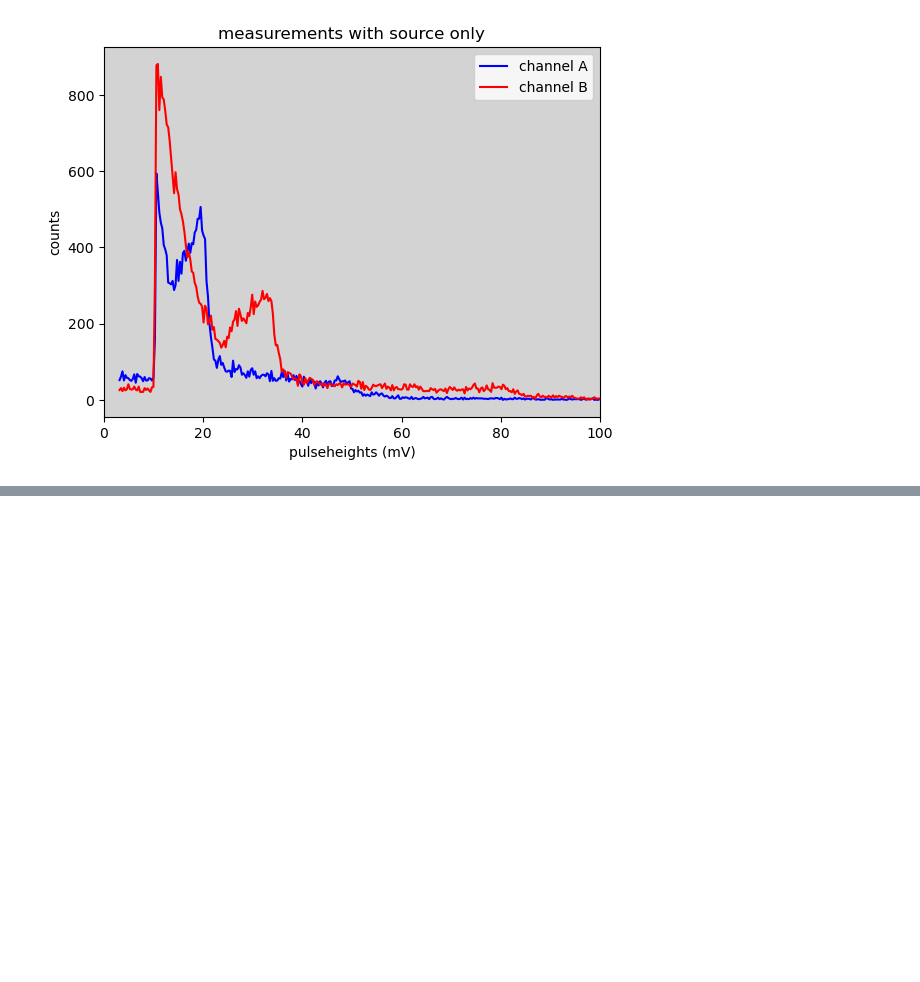
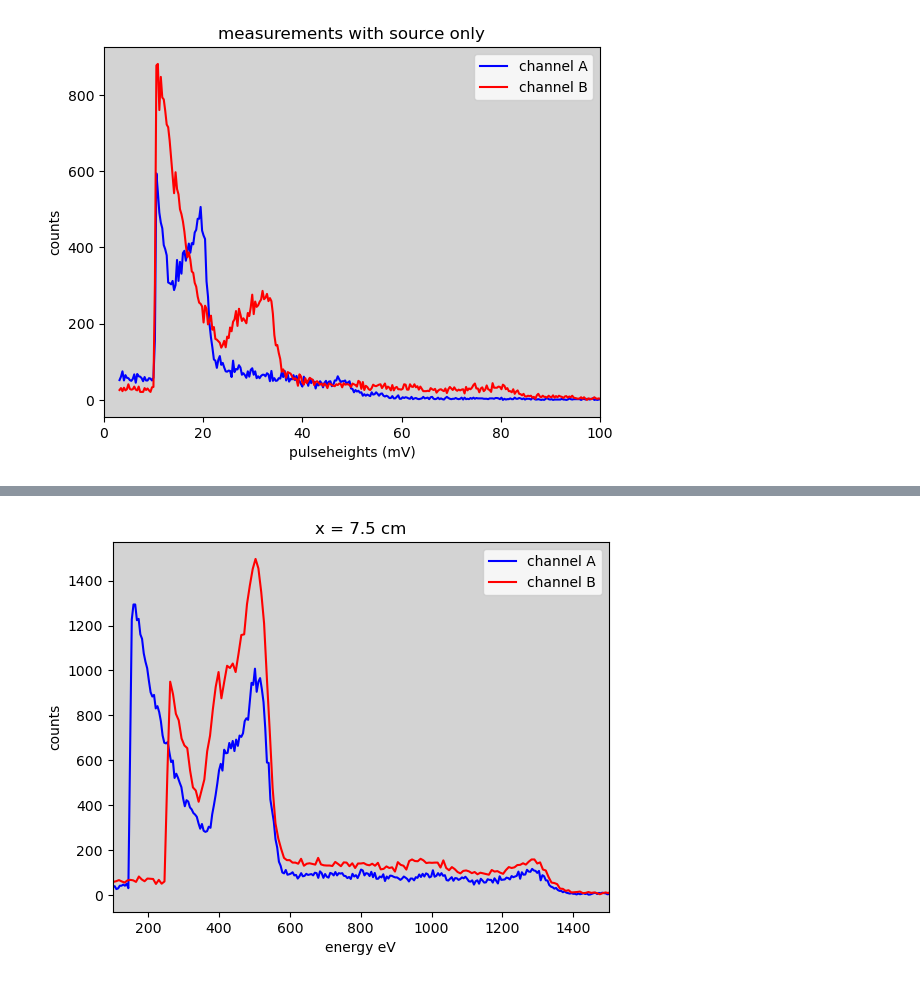
Before and after one commit to jrc-rodriguez/particle_physics, a Jupyter notebook: particle_physics.ipynb, the cells around one changed output, grey strips where cells are left out. Cells and saved outputs as stored; diff of their text form; code cells hidden in the pictures; blank space fills up the shorter version.

```diff
--- a/particle_physics.ipynb
+++ b/particle_physics.ipynb
@@ -248,0 +191,15 @@ plt.show()
+# %%
+energy_A_x3 = energy_A(pulseheights_x3)
+energy_B_x3 = energy_B(pulseheights_x3)
+
+plt.plot(energy_A_x3, counts_A_x3, color = 'blue', label = "channel A")
+plt.plot(energy_B_x3, counts_B_x3, color = 'red', label = 'channel B')
+plt.gca().set_facecolor('lightgrey')
+plt.title("x = 7.5 cm")
+plt.legend(loc = 'upper right')
+plt.xlim(100, 1500)
+plt.ylabel("counts")
+plt.xlabel("energy eV")
+plt.show()
+# %% [output]
+[figure, added]
```
Also changed, not shown: parts of 12 cells of this notebook, 7 other files.
